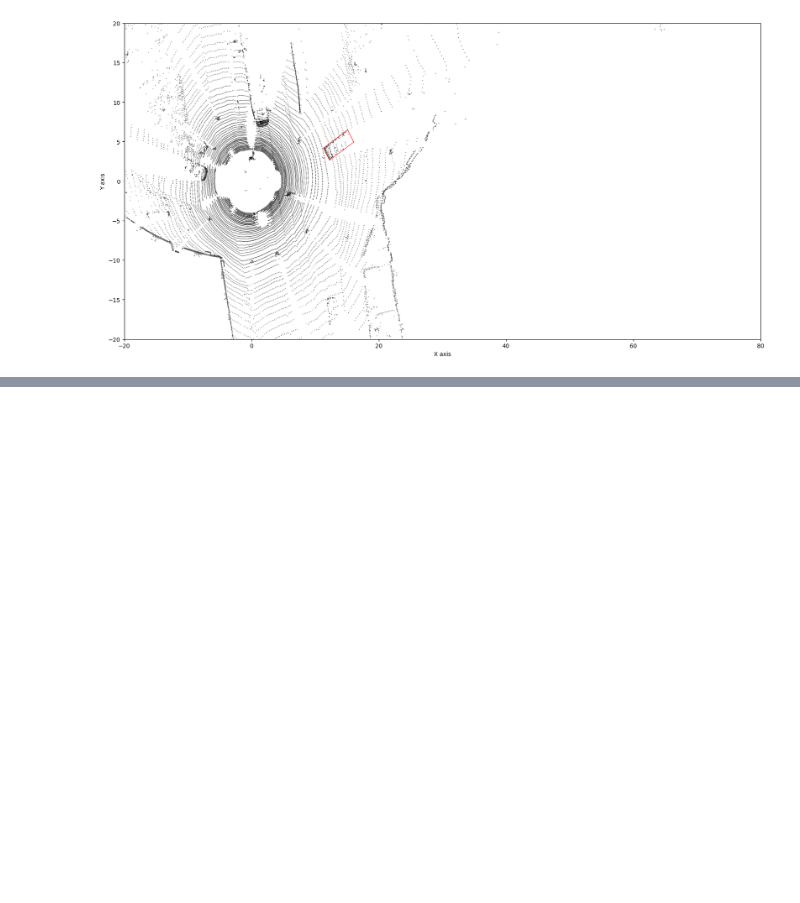
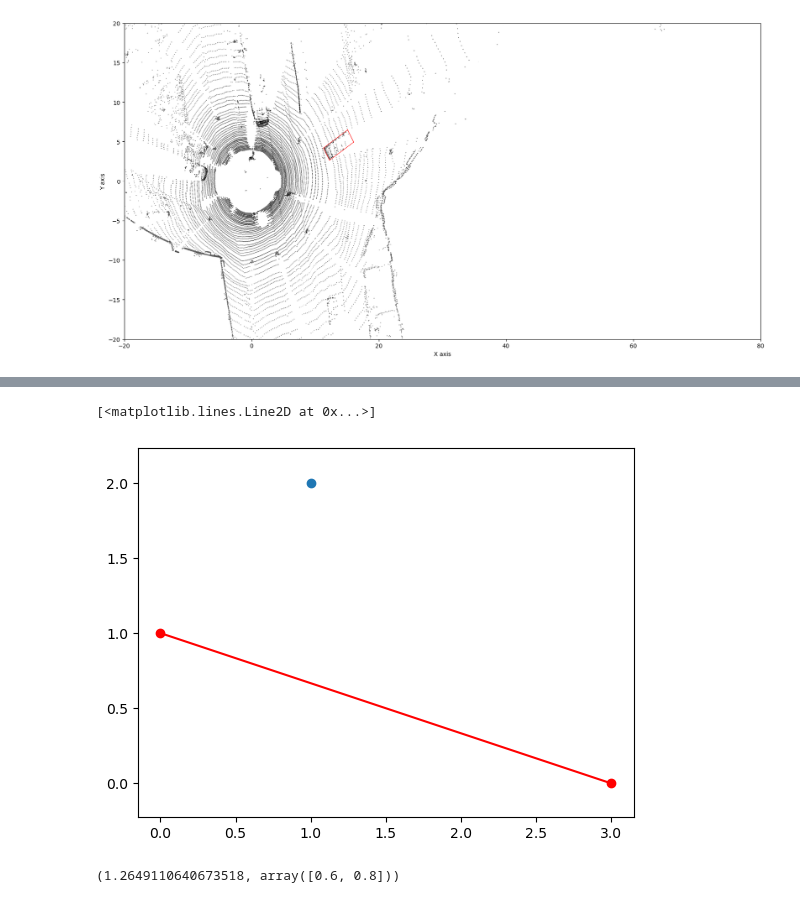
Before and after one commit to juanwu4g/kitti_vis, a Jupyter notebook: catkin_ws/src/plot3d.ipynb, the cells around one changed output, grey strips where cells are left out. Drawn from its saved outputs; the diff is of its cells as text; code cells hidden in the pictures; blank space fills up the shorter version.

```diff
--- a/catkin_ws/src/plot3d.ipynb
+++ b/catkin_ws/src/plot3d.ipynb
@@ -142,0 +182,16 @@ draw_box(ax, corners_3d_velo, axes = [0, 1], color = 'r')
+# %%
+# example
+P = np.array([1, 2], dtype=np.float64)
+A = np.array([0, 1], dtype=np.float64)
+B = np.array([3, 0], dtype=np.float64)
+
+plt.axes().set_aspect('equal', 'datalim')
+plt.scatter(P[0], P[1])
+plt.plot([A[0], B[0]], [A[1], B[1]], 'r-o')
+# %% [output]
+[<matplotlib.lines.Line2D at 0x...>]
+[figure, added]
+# %%
+distance_point_to_segment(P, A, B)
+# %% [output]
+(1.2649110640673518, array([0.6, 0.8]))
```
Also changed, not shown: parts of 7 cells of this notebook, 7 other files.
